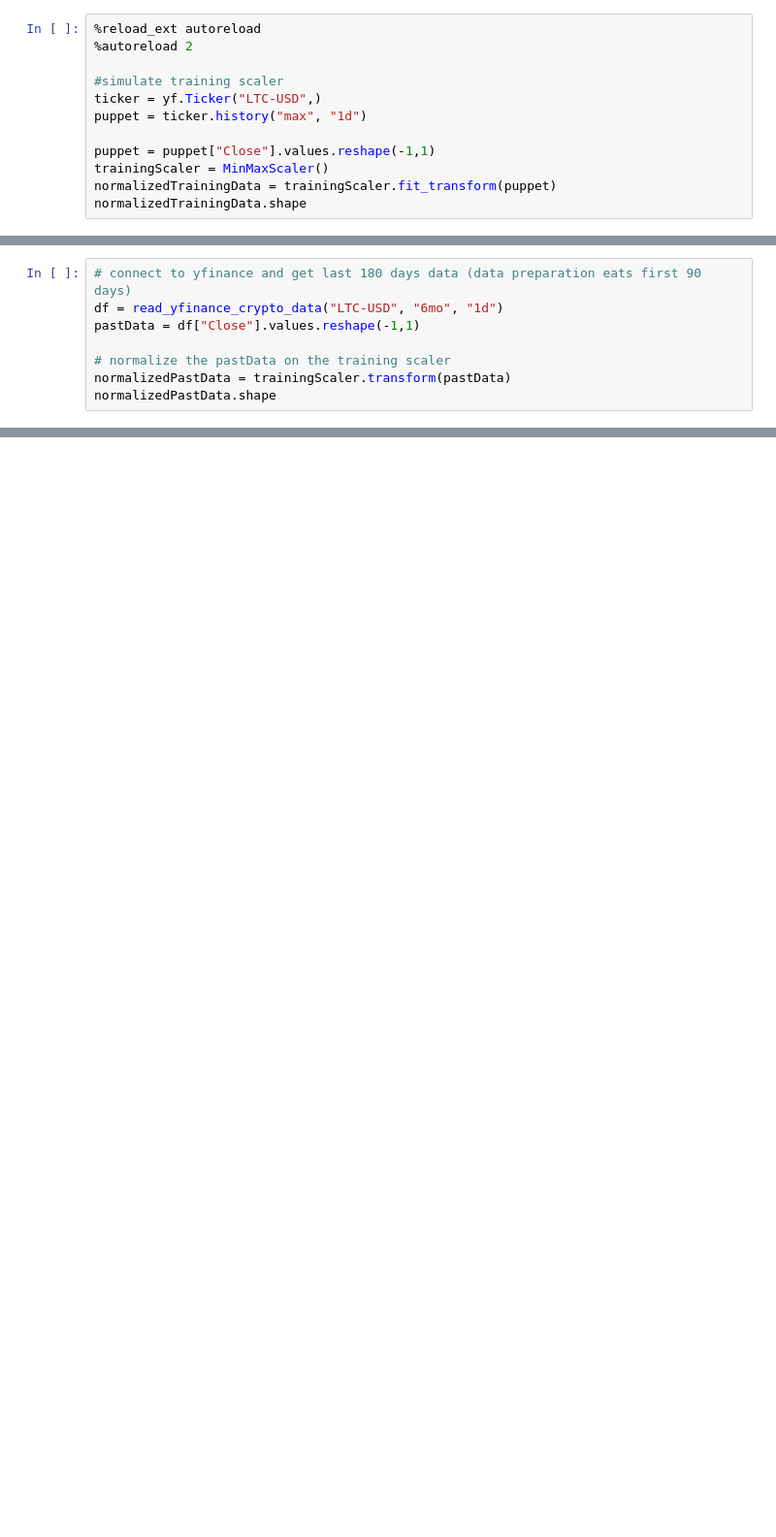
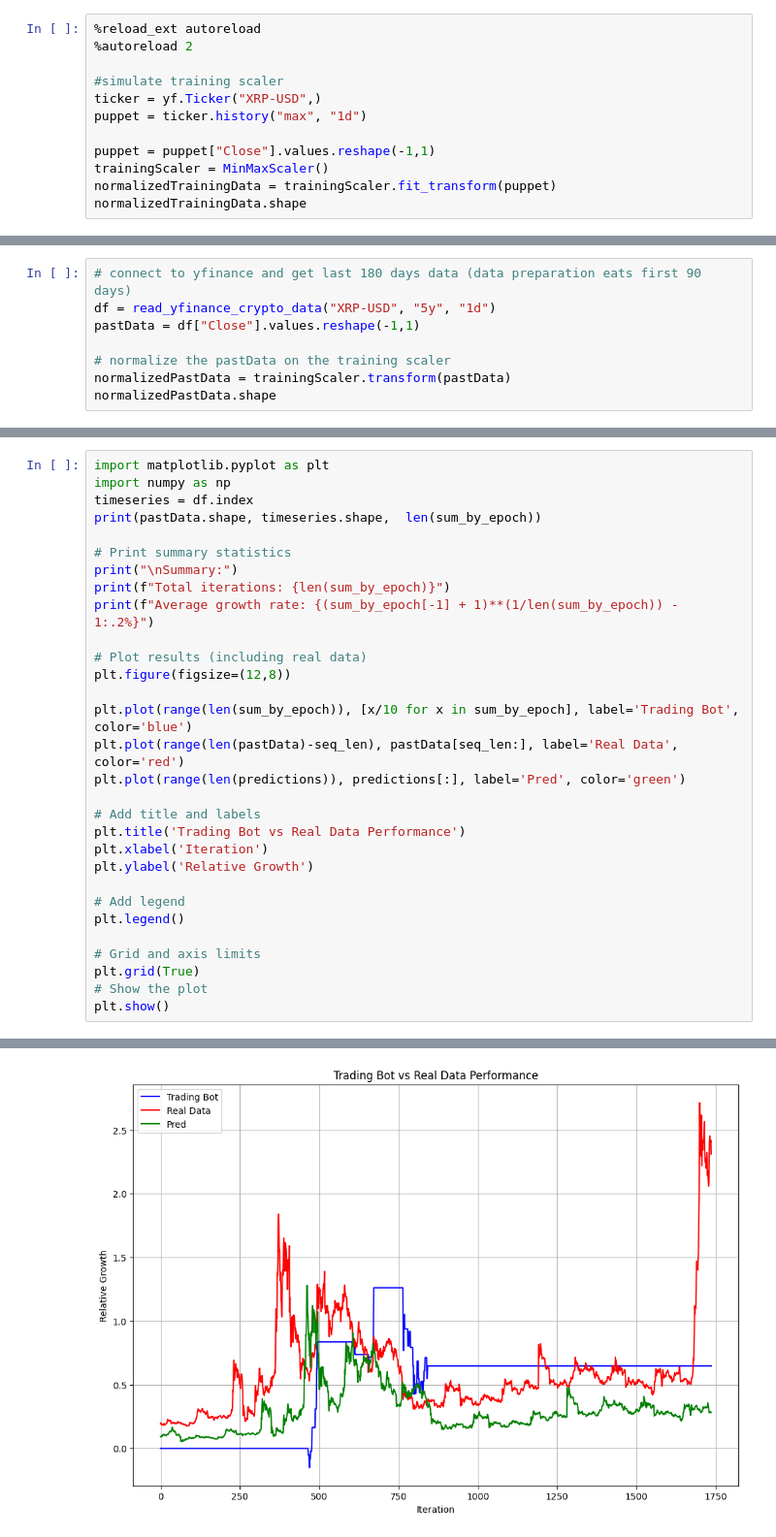
Before and after one commit to BitKnigth/cryptobot-enviroment, a Jupyter notebook: trade-bot.ipynb, the cells around one changed output, grey strips where cells are left out. Shown at 97% size. Drawn from its saved outputs; the diff is of its cells as text; blank space fills up the shorter version.

```diff
--- a/trade-bot.ipynb
+++ b/trade-bot.ipynb
@@ -24,7 +24,7 @@ tested_model = "ltc-ewt-p90-1f-2L.keras"
 %autoreload 2
 
 #simulate training scaler
-ticker = yf.Ticker("LTC-USD",)
+ticker = yf.Ticker("XRP-USD",)
 puppet = ticker.history("max", "1d")
 
 puppet = puppet["Close"].values.reshape(-1,1)
@@ -36,6 +36,6 @@ normalizedTrainingData.shape
 # %%
 # connect to yfinance and get last 180 days data (data preparation eats first 90 days)
-df = read_yfinance_crypto_data("LTC-USD", "6mo", "1d")
+df = read_yfinance_crypto_data("XRP-USD", "5y", "1d")
 pastData = df["Close"].values.reshape(-1,1)
 
 # normalize the pastData on the training scaler
@@ -141,0 +164,31 @@ plt.show()
+# %%
+import matplotlib.pyplot as plt
+import numpy as np
+timeseries = df.index
+print(pastData.shape, timeseries.shape,  len(sum_by_epoch))
+
+# Print summary statistics
+print("\nSummary:")
+print(f"Total iterations: {len(sum_by_epoch)}")
+print(f"Average growth rate: {(sum_by_epoch[-1] + 1)**(1/len(sum_by_epoch)) - 1:.2%}")
+
+# Plot results (including real data)
+plt.figure(figsize=(12,8))
+
+plt.plot(range(len(sum_by_epoch)), [x/10 for x in sum_by_epoch], label='Trading Bot', color='blue')
+plt.plot(range(len(pastData)-seq_len), pastData[seq_len:], label='Real Data', color='red')
+plt.plot(range(len(predictions)), predictions[:], label='Pred', color='green')
+
+# Add title and labels
+plt.title('Trading Bot vs Real Data Performance')
+plt.xlabel('Iteration')
+plt.ylabel('Relative Growth')
+
+# Add legend
+plt.legend()
+
+# Grid and axis limits
+plt.grid(True)
+# Show the plot
+plt.show()
+# %% [output]
@@ -141,0 +200 @@ plt.show()
+[figure, added]
```
Also changed, not shown: parts of 10 cells of this notebook.
